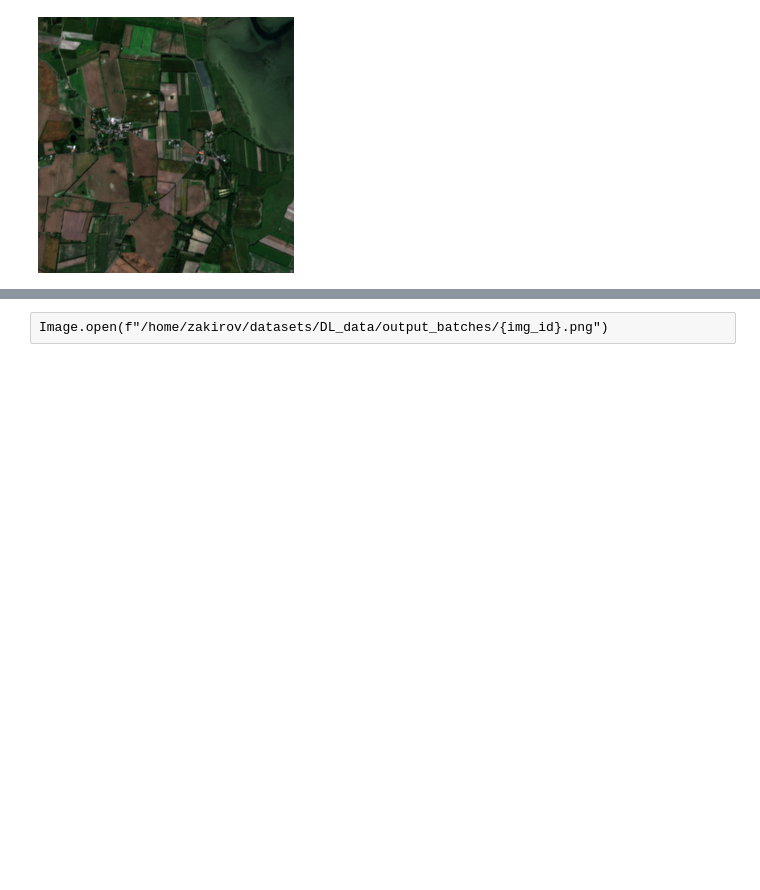
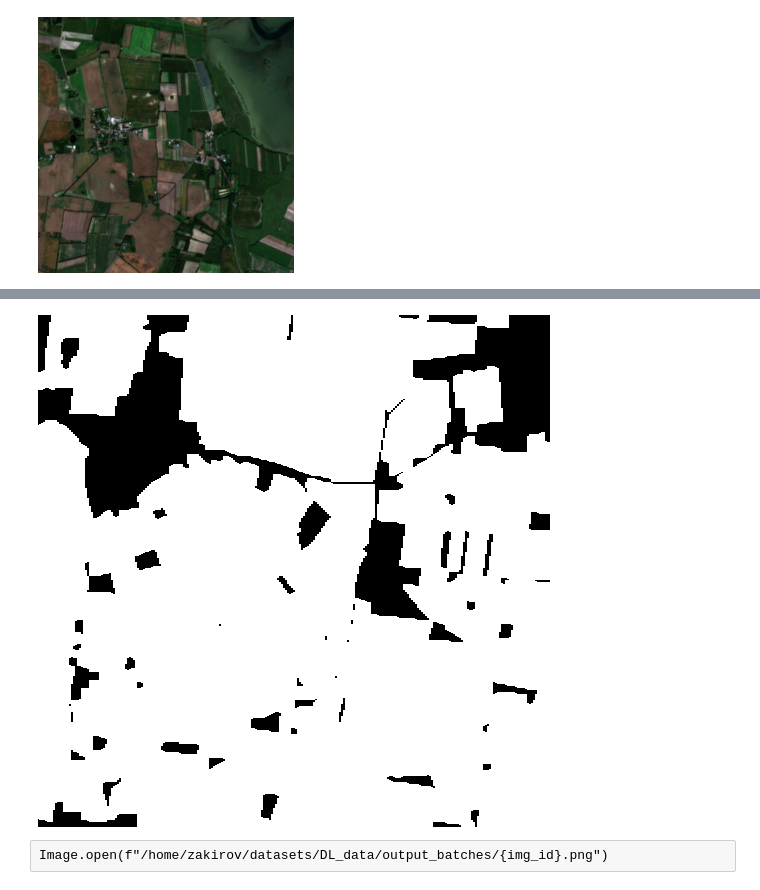
Before and after one commit to bonlime/opencities, a Jupyter notebook: _1. Data Exploration.ipynb, the cells around one changed output, grey strips where cells are left out. Drawn from its saved outputs; the diff is of its cells as text; code cells hidden in the pictures; blank space fills up the shorter version.

```diff
--- a/_1. Data Exploration.ipynb
+++ b/_1. Data Exploration.ipynb
@@ -61,3 +81,7 @@ Image.fromarray(combined_mask)
+# %%
+Image.fromarray(combined_mask)
+# %% [output]
+[figure, added]
 # %% [raw]
 Image.open(f"/home/zakirov/datasets/DL_data/output_batches/{img_id}.png")
 # %%
```
Also changed, not shown: parts of 21 cells of this notebook, 7 other files.
